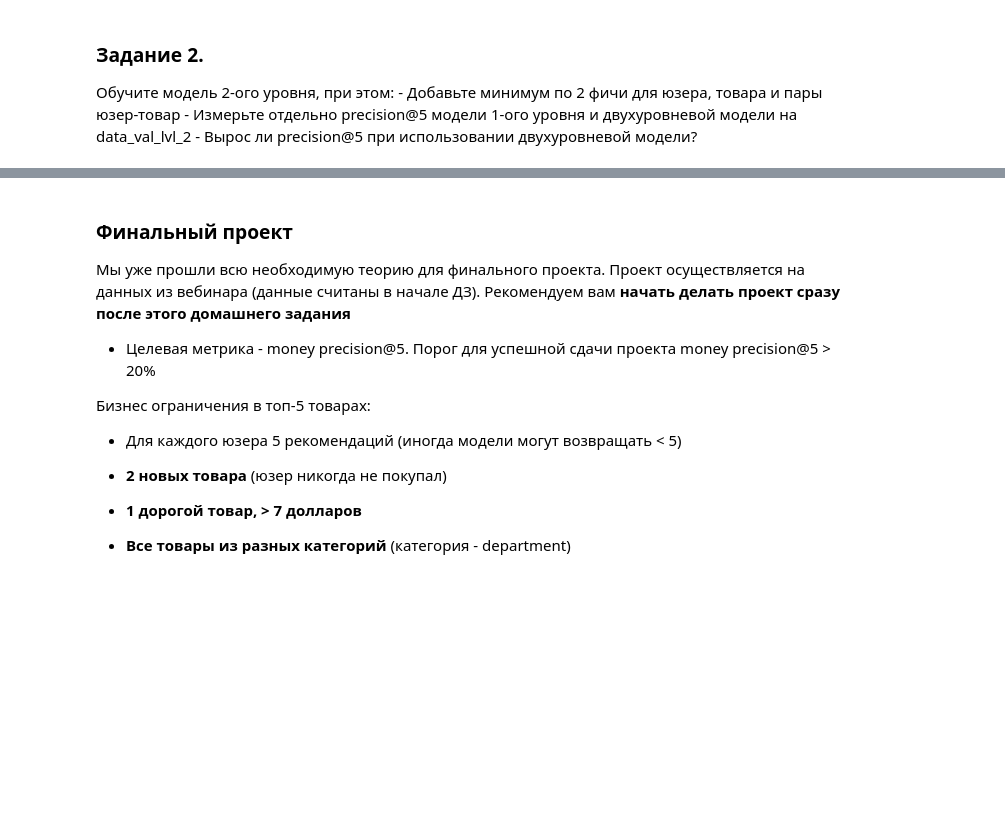
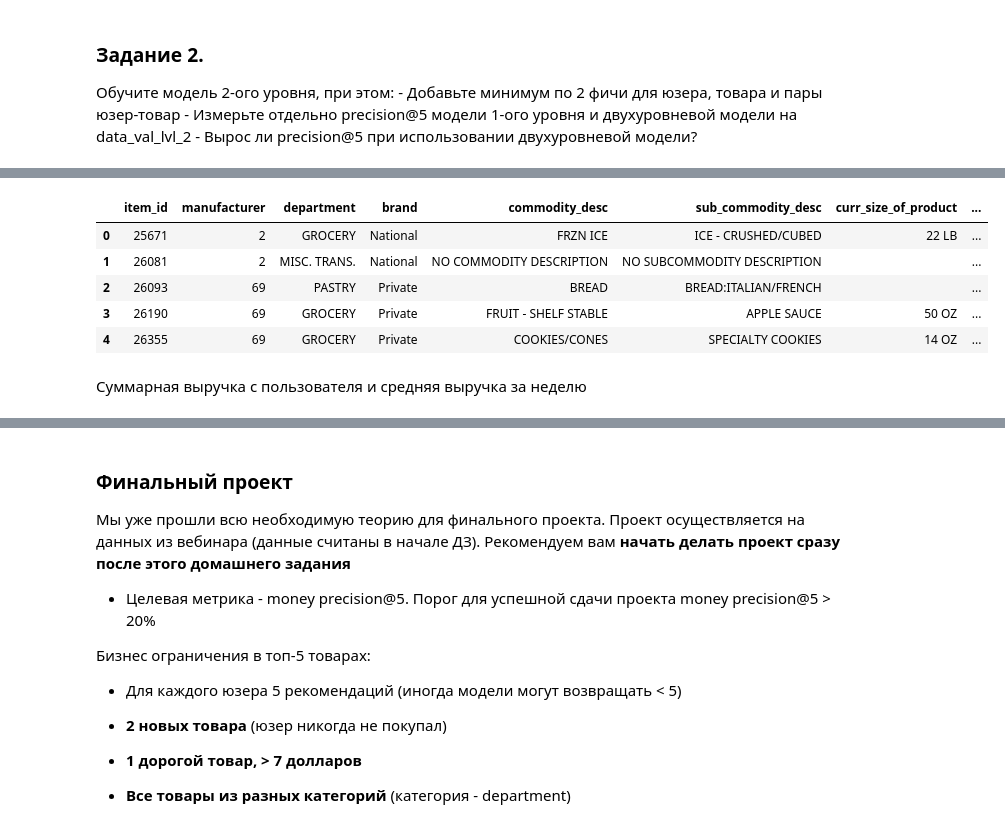
Before and after one commit to superpavelka/Recommender_Systems, a Jupyter notebook: Task6/hw_webinar_6.ipynb, the cells around one changed output, grey strips where cells are left out. Drawn from its saved outputs; the diff is of its cells as text; code cells hidden in the pictures; blank space fills up the shorter version.

```diff
--- a/Task6/hw_webinar_6.ipynb
+++ b/Task6/hw_webinar_6.ipynb
@@ -362,0 +309,14 @@ precision_at_k уменьшился
+# %%
+avg_price_by_cat = item_features.groupby('commodity_desc')['price'].mean()
+item_features = item_features.merge(avg_price_by_cat, on='commodity_desc', how='left').rename(columns={'price_x': 'price', 'price_y': 'avg_price'})
+# %%
+item_features.head()
+# %% [output]
+|  | item_id | manufacturer | department | brand | commodity_desc | sub_commodity_desc | curr_size_of_product | ... |
+| 0 | 25671 | 2 | GROCERY | National | FRZN ICE | ICE - CRUSHED/CUBED | 22 LB | ... |
+| 1 | 26081 | 2 | MISC. TRANS. | National | NO COMMODITY DESCRIPTION | NO SUBCOMMODITY DESCRIPTION |  | ... |
+| 2 | 26093 | 69 | PASTRY | Private | BREAD | BREAD:ITALIAN/FRENCH |  | ... |
+| 3 | 26190 | 69 | GROCERY | Private | FRUIT - SHELF STABLE | APPLE SAUCE | 50 OZ | ... |
+| 4 | 26355 | 69 | GROCERY | Private | COOKIES/CONES | SPECIALTY COOKIES | 14 OZ | ... |
+# %% [markdown]
+Суммарная выручка с пользователя и средняя выручка за неделю
```
Also changed, not shown: parts of 75 cells of this notebook.
